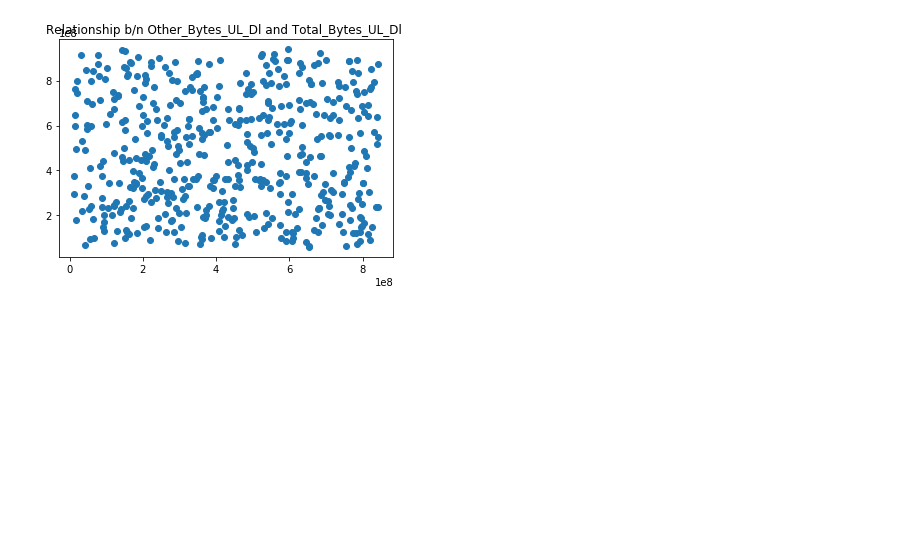
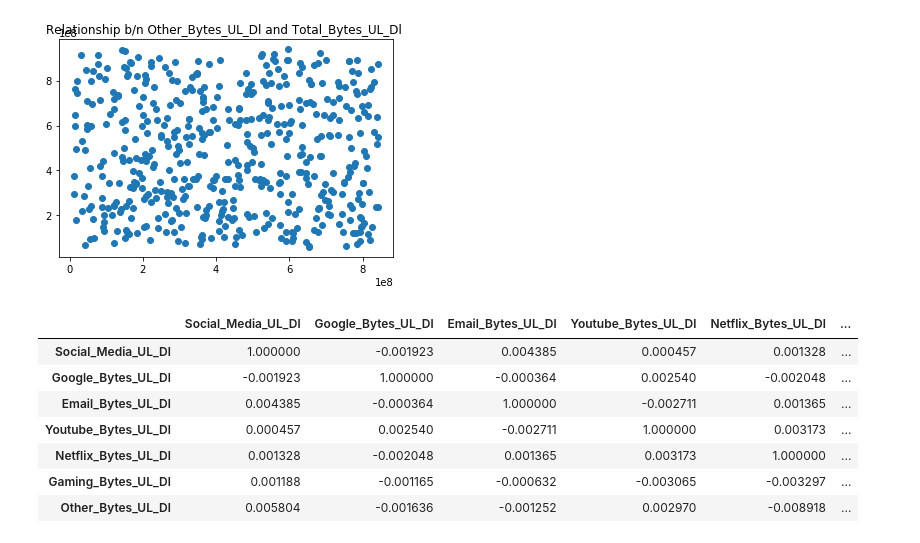
Before and after one commit to Haftom2323/10_Academy_Week1_Challenge, a Jupyter notebook: notebooks/data_cleaning and exploration.ipynb, the cells around one changed output. Drawn from its saved outputs; the diff is of its cells as text; code cells hidden in the pictures; blank space fills up the shorter version.

```diff
--- a/notebooks/data_cleaning and exploration.ipynb
+++ b/notebooks/data_cleaning and exploration.ipynb
@@ -557,3 +557,16 @@ bivariate_plot(new_df.head(500),'Gaming_Bytes_UL_Dl','Relationship b/n Gaming_By
 bivariate_plot(new_df.head(500),'Other_Bytes_UL_Dl','Relationship b/n Other_Bytes_UL_Dl and Total_Bytes_UL_Dl ')
 # %% [output]
 [figure]
+# %%
+new_df.drop(columns=['Total_Bytes_UL_Dl'], inplace=True)
+# %%
+new_df.corr()
+# %% [output]
+|  | Social_Media_UL_Dl | Google_Bytes_UL_Dl | Email_Bytes_UL_Dl | Youtube_Bytes_UL_Dl | Netflix_Bytes_UL_Dl | ... |
+| Social_Media_UL_Dl | 1.000000 | -0.001923 | 0.004385 | 0.000457 | 0.001328 | ... |
+| Google_Bytes_UL_Dl | -0.001923 | 1.000000 | -0.000364 | 0.002540 | -0.002048 | ... |
+| Email_Bytes_UL_Dl | 0.004385 | -0.000364 | 1.000000 | -0.002711 | 0.001365 | ... |
+| Youtube_Bytes_UL_Dl | 0.000457 | 0.002540 | -0.002711 | 1.000000 | 0.003173 | ... |
+| Netflix_Bytes_UL_Dl | 0.001328 | -0.002048 | 0.001365 | 0.003173 | 1.000000 | ... |
+| Gaming_Bytes_UL_Dl | 0.001188 | -0.001165 | -0.000632 | -0.003065 | -0.003297 | ... |
+| Other_Bytes_UL_Dl | 0.005804 | -0.001636 | -0.001252 | 0.002970 | -0.008918 | ... |
```
